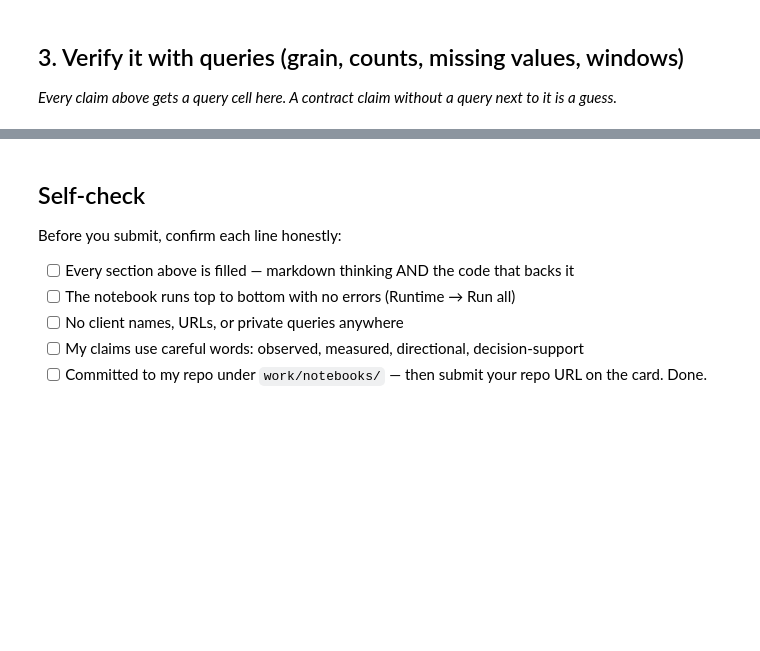
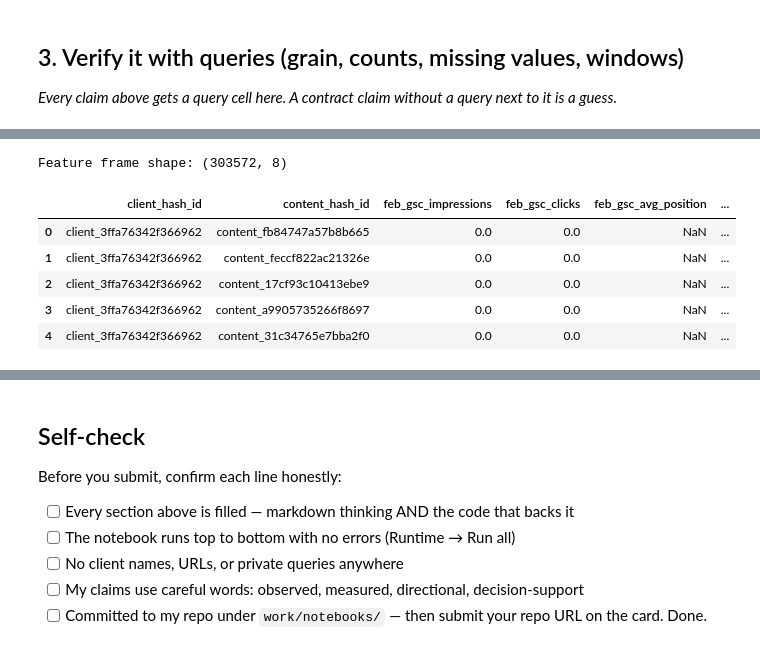
Before and after one commit to Shakir-j/flyrank-internship-ml, a Jupyter notebook: work/notebooks/w03_data_contract.ipynb, the cells around one changed output, grey strips where cells are left out. Saved outputs shown, nothing was run; the diff lists cells and outputs as text; code cells hidden in the pictures; blank space fills up the shorter version.

```diff
--- a/work/notebooks/w03_data_contract.ipynb
+++ b/work/notebooks/w03_data_contract.ipynb
@@ -36,0 +171,80 @@ This skeleton is yours to fill. Work the sections **in order** — each one has
+# %%
+# Five-feature frame
+# Features use February 2026 only; March is used only for the future label.
+
+feature_frame = con.sql("""
+WITH feb AS (
+    SELECT
+        client_hash_id,
+        content_hash_id,
+
+        SUM(CASE WHEN gsc_data_available IS TRUE
+                 THEN gsc_impressions ELSE 0 END) AS feb_gsc_impressions,
+
+        SUM(CASE WHEN gsc_data_available IS TRUE
+                 THEN gsc_clicks ELSE 0 END) AS feb_gsc_clicks,
+
+        AVG(CASE WHEN gsc_data_available IS TRUE
+                 THEN gsc_avg_position ELSE NULL END) AS feb_gsc_avg_position,
+
+        SUM(CASE WHEN ga4_data_available IS TRUE
+                 THEN ga4_sessions ELSE 0 END) AS feb_ga4_sessions,
+
+        SUM(scroll_events) AS feb_scroll_events
+
+    FROM read_parquet(
+        'hf://datasets/FlyRank/internship-warehouse/fact_content_daily_performance/month=2026-02/*.parquet'
+    )
+    GROUP BY client_hash_id, content_hash_id
+),
+
+mar AS (
+    SELECT
+        client_hash_id,
+        content_hash_id,
+
+        CASE
+            WHEN SUM(
+                CASE
+                    WHEN gsc_data_available IS TRUE THEN gsc_clicks
+                    ELSE 0
+                END
+            ) > 0
+            THEN 1
+            ELSE 0
+        END AS march_organic_click_label
+
+    FROM read_parquet(
+        'hf://datasets/FlyRank/internship-warehouse/fact_content_daily_performance/month=2026-03/*.parquet'
+    )
+    GROUP BY client_hash_id, content_hash_id
+)
+
+SELECT
+    feb.client_hash_id,
+    feb.content_hash_id,
+
+    feb.feb_gsc_impressions,
+    feb.feb_gsc_clicks,
+    feb.feb_gsc_avg_position,
+    feb.feb_ga4_sessions,
+    feb.feb_scroll_events,
+
+    mar.march_organic_click_label
+
+FROM feb
+INNER JOIN mar
+    ON feb.client_hash_id = mar.client_hash_id
+    AND feb.content_hash_id = mar.content_hash_id
+""").df()
+
+print("Feature frame shape:", feature_frame.shape)
+feature_frame.head()
+# %% [output]
+Feature frame shape: (303572, 8)
+|  | client_hash_id | content_hash_id | feb_gsc_impressions | feb_gsc_clicks | feb_gsc_avg_position | ... |
+| 0 | client_3ffa76342f366962 | content_fb84747a57b8b665 | 0.0 | 0.0 | NaN | ... |
+| 1 | client_3ffa76342f366962 | content_feccf822ac21326e | 0.0 | 0.0 | NaN | ... |
+| 2 | client_3ffa76342f366962 | content_17cf93c10413ebe9 | 0.0 | 0.0 | NaN | ... |
+| 3 | client_3ffa76342f366962 | content_a9905735266f8697 | 0.0 | 0.0 | NaN | ... |
+| 4 | client_3ffa76342f366962 | content_31c34765e7bba2f0 | 0.0 | 0.0 | NaN | ... |
```
Also changed, not shown: parts of 18 cells of this notebook.
